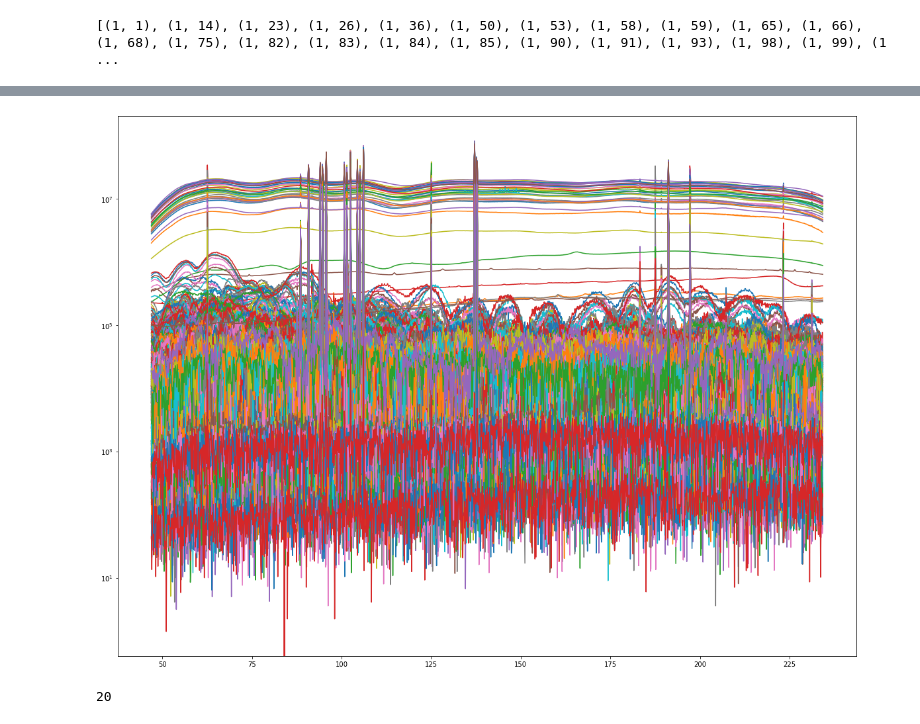
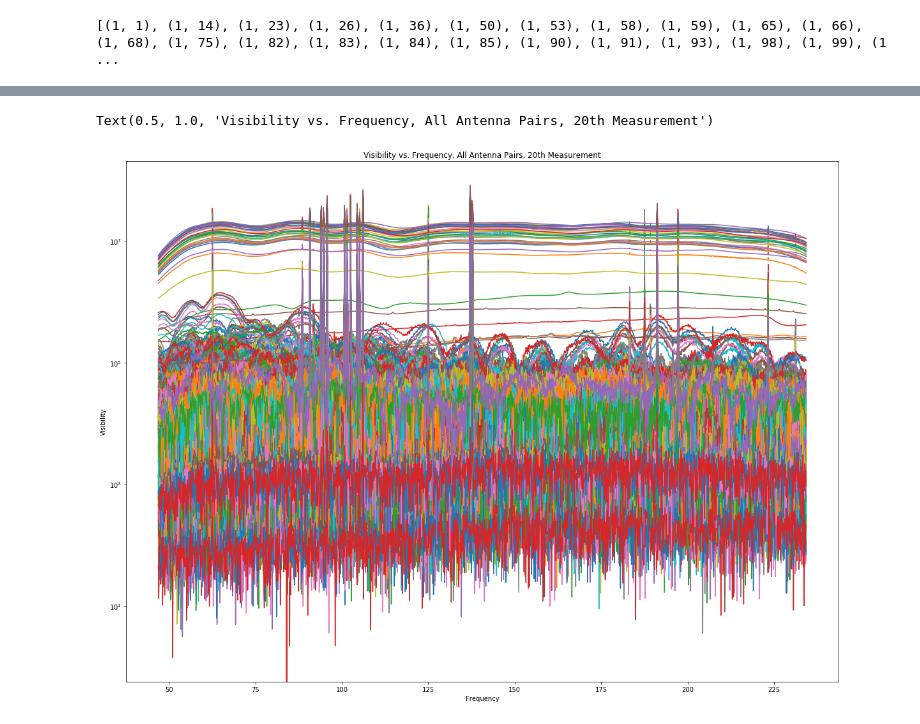
Before and after one commit to ecb49/burns_phys434, a Jupyter notebook: labs/Burns_Lab5.ipynb, the cells around one changed output, grey strips where cells are left out. Saved outputs shown, nothing was run; the diff lists cells and outputs as text; code cells hidden in the pictures.

```diff
--- a/labs/Burns_Lab5.ipynb
+++ b/labs/Burns_Lab5.ipynb
@@ -83,6 +83,10 @@ print(uv.get_antpairs())
 # %%
 data = abs(data)
-plt.plot(freqs,data[5])
+for i in range(20):
+    plt.plot(freqs,(data[i]))
 plt.yscale('log')
+plt.ylabel('Visibility')
+plt.xlabel('Frequency')
+plt.title('Visibility vs. Frequency, All Measurements (14,14) Antenna Pair')
 plt.show()
 # %% [output]
@@ -90,7 +96,11 @@ plt.show()
 # %%
 for i in range(20):
-    plt.hist2d(freqs,np.log(data[i]), bins = 100)
-#plt.yscale('log')
+    plt.hist2d(freqs,(data[i]), bins = 200)
+#plt.yscale('linear')
 plt.colorbar()
+plt.ylabel('Visibility')
+plt.xlabel('Frequency')
+plt.yscale('log')
+plt.title('2D Histogram Visibility vs. Frequency, All Measurements (14,14) Antenna Pair')
 plt.show()
 # %% [output]
@@ -98,17 +110,16 @@ plt.show()
 # %%
 pairs = uv.get_antpairs()
 pairs[0][1]
 
 for i in range(666):
     ant1 = pairs[i][0]
     ant2 = pairs[i][1]
     dat = abs(uv.get_data(ant1,ant2))
     plt.plot(freqs,dat[19])
-    plt.yscale('log')
+plt.yscale('log')
+plt.ylabel('Visibility')
+plt.xlabel('Frequency')
+plt.title('Visibility vs. Frequency, All Antenna Pairs, 20th Measurement')
 # %% [output]
+Text(0.5, 1.0, 'Visibility vs. Frequency, All Antenna Pairs, 20th Measurement')
-[figure, old version]
+[figure, new version]
-# %%
-times = uv.get_times(1,2)
-print(len(times))
-# %% [output]
-20
```
Also changed, not shown: parts of 13 cells of this notebook, 1 other file.
